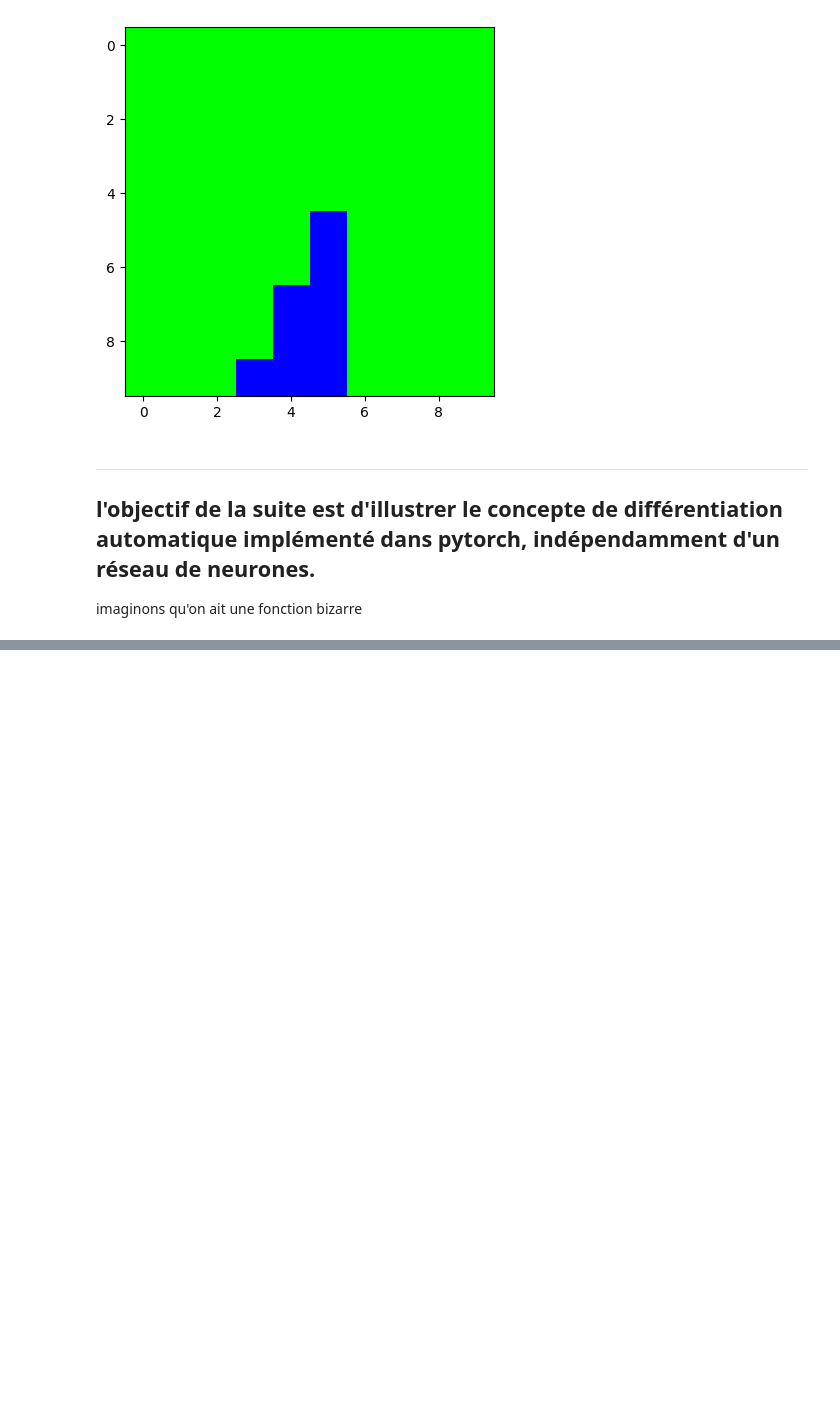
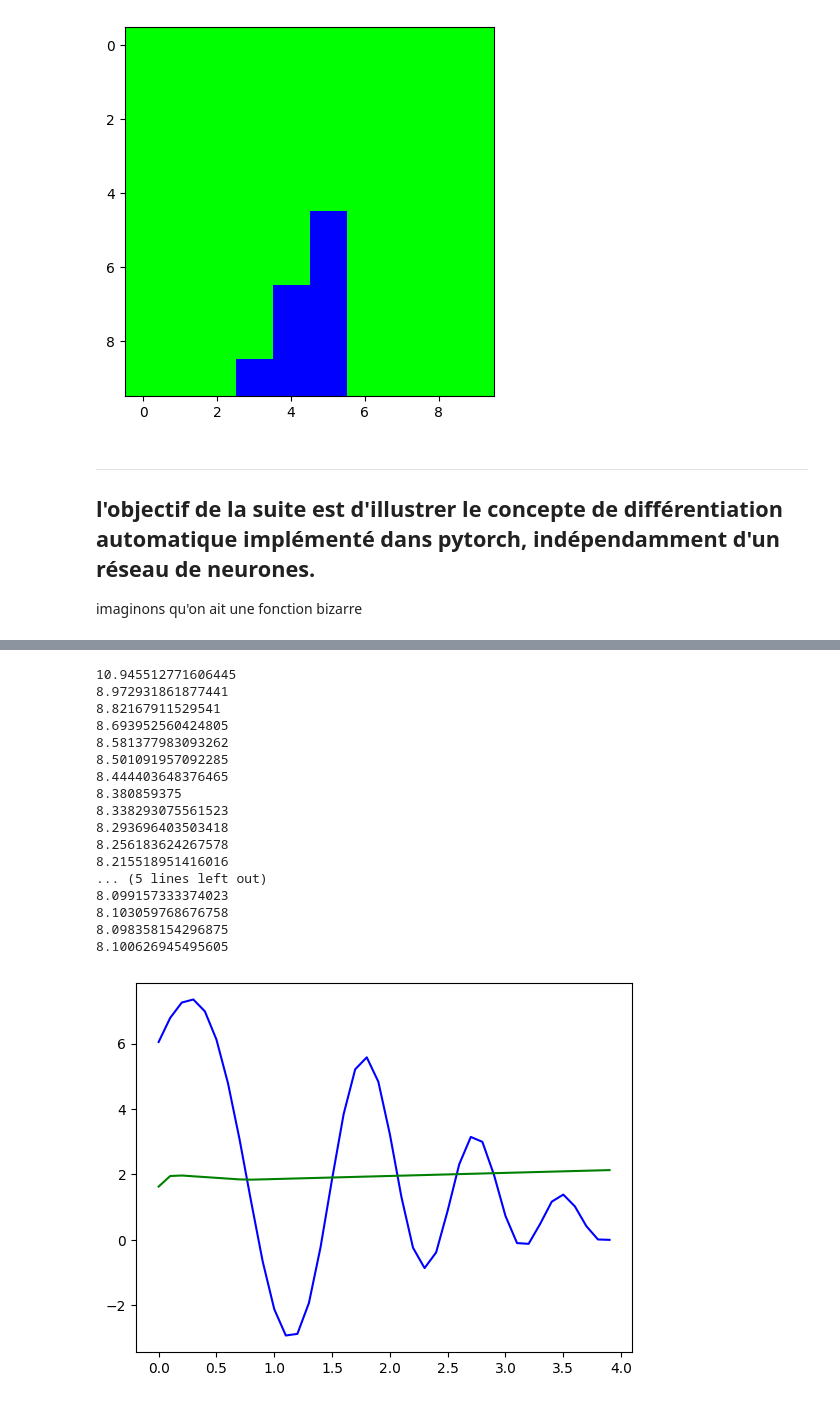
Before and after one commit to achanhon/coursdeeplearningcolab, a Jupyter notebook: illustration_cours_ensta.ipynb, the cells around one changed output, grey strips where cells are left out. Saved outputs shown, nothing was run; the diff lists cells and outputs as text; code cells hidden in the pictures; blank space fills up the shorter version.

```diff
--- a/illustration_cours_ensta.ipynb
+++ b/illustration_cours_ensta.ipynb
@@ -131,0 +144,53 @@ with torch.no_grad():
+# %%
+class mylittlemlp(torch.nn.Module):
+    def __init__(self):
+        super(mylittlemlp, self).__init__()
+        self.fc1 = torch.nn.Linear(1, 40, bias=True)
+        self.fc2 = torch.nn.Linear(40, 40, bias=True)
+        self.fc3 = torch.nn.Linear(40, 100, bias=True)
+        self.fc4 = torch.nn.Linear(100, 1, bias=True)
+
+    def forward(self, x):
+        x = x.unsqueeze(1)*100
+        x = torch.nn.functional.leaky_relu(self.fc1(x))
+        x = torch.nn.functional.leaky_relu(self.fc2(x))
+        x = torch.nn.functional.leaky_relu(self.fc3(x))
+        x = self.fc4(x)
+        return x
+
+mlp = mylittlemlp()
+mlp.cuda()
+optimizer = torch.optim.SGD(mlp.parameters(),lr = 0.0001,momentum=0.5)
+for i in range(10000):
+  x = torch.Tensor([0.1*i for i in range(40)]).cuda()
+  currentloss = ((f(x)-mlp(x))**2).mean() # mse loss between f and current approximation
+  optimizer.zero_grad()
+  currentloss.backward()
+  optimizer.step()
+  if i%499==0:
+    print(float(currentloss))
+
+with torch.no_grad():
+  x = torch.Tensor([0.1*i for i in range(40)])
+  plt.plot(x.numpy(),f(x).numpy(), color='blue')
+  plt.plot(x.numpy(),mlp(x.cuda()).cpu().numpy(), color='green')
+  plt.show
+# %% [output]
+10.945512771606445
+8.972931861877441
+8.82167911529541
+8.693952560424805
+8.581377983093262
+8.501091957092285
+8.444403648376465
+8.380859375
+8.338293075561523
+8.293696403503418
+8.256183624267578
+8.215518951416016
+... (5 lines left out)
+8.099157333374023
+8.103059768676758
+8.098358154296875
+8.100626945495605
+[figure, added]
```
Also changed, not shown: parts of 4 cells of this notebook.
